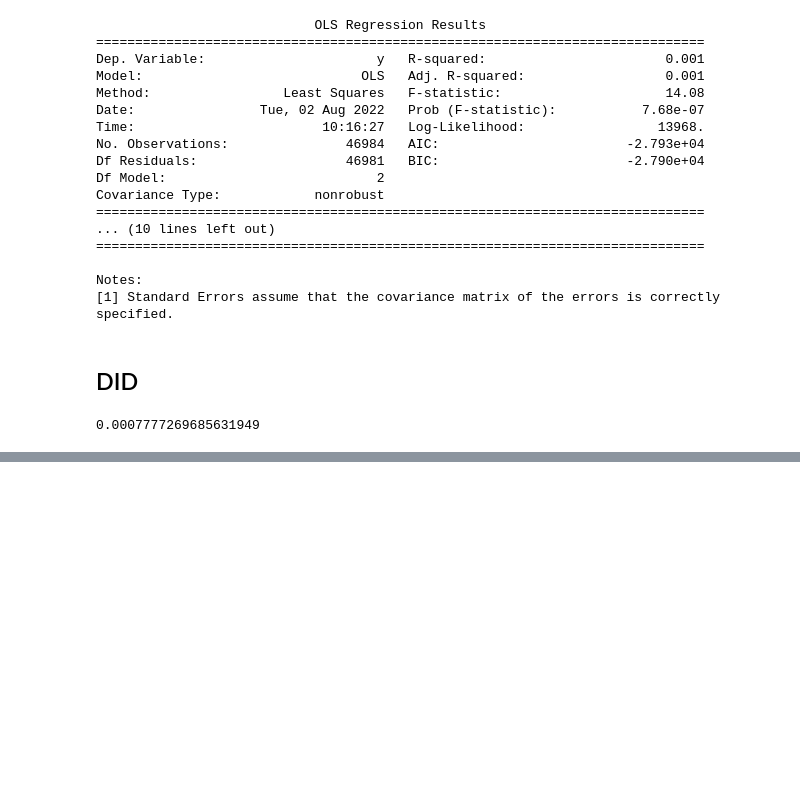
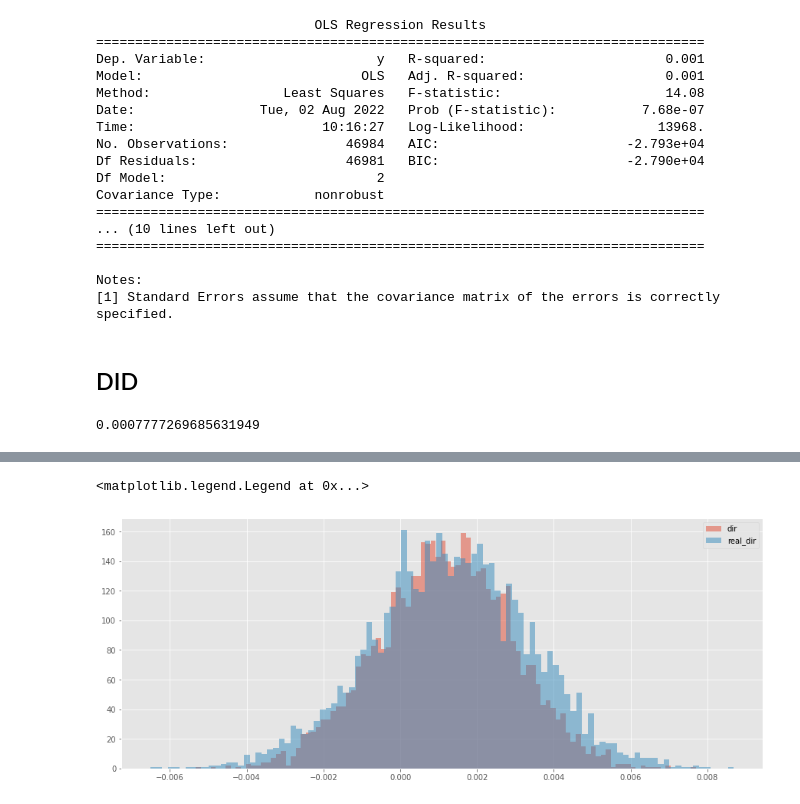
Before and after one commit to charubaiel/ab_utilization, a Jupyter notebook: notebooks/ml_vs_ab.ipynb, the cells around one changed output, grey strips where cells are left out. Cells and saved outputs as stored; diff of their text form; code cells hidden in the pictures; blank space fills up the shorter version.

```diff
--- a/notebooks/ml_vs_ab.ipynb
+++ b/notebooks/ml_vs_ab.ipynb
@@ -496,0 +502,3 @@ did_result
+# %%
+c_aa = base.query('part == "AA" & ab == 0').set_index('user').pipe(lambda x: x['click'] / x['view'])
+t_aa = base.query('part == "AA" & ab == 1').set_index('user').pipe(lambda x: x['click'] / x['view'])
@@ -496,0 +550,22 @@ did_result
+# %%
+def bootstrapping_direch(c,t,c_b,t_b,samples=5000,norm=True):
+
+    if norm:
+        post_func = lambda c,t,c_b,t_b : t - (t_b/c_b)*c
+    else:
+        post_func = lambda c,t,c_b,t_b : t - c
+
+    # max_values = max(c.shape[0],t.shape[0],c_b.shape[0],t_b.shape[0])
+    # _rvs = np.random.dirichlet(np.ones(max_values),samples)
+
+    bts_metrics = [np.random.dirichlet(np.ones(metric.shape[0]),samples) @ metric.values for metric in [c,t,c_b,t_b]]
+    # bts_metrics = [_rvs[:,:metric.shape[0]] @ metric.values for metric in [c,t,c_b,t_b]]
+
+    diff = post_func(*bts_metrics)
+
+    stat_sample = np.array(diff)
+    pvalue = 2 * min(np.mean(stat_sample > 0), np.mean(stat_sample < 0))
+    effect = post_func(np.mean(c), np.mean(t), np.mean(c_b), np.mean(t_b))
+    return {'effect':effect,'pval':pvalue,'stats':stat_sample}
+# %%
+zz_d = bootstrapping_direch(c_ab,t_ab,c_aa,t_aa,samples=5000)
@@ -496,0 +574,2 @@ did_result
+# %%
+zz_p = bootstrapping_poiss(c_ab,t_ab,c_aa,t_aa,samples=5000)
@@ -496,0 +578,8 @@ did_result
+# %%
+plt.hist(zz_d['stats'],bins=100,alpha=0.5);
+# plt.hist(zz_d2['stats'],bins=100,alpha=0.5);
+plt.hist(zz_p['stats'],bins=100,alpha=0.5);
+plt.legend(['dir','real_dir','poiss'])
+# %% [output]
+<matplotlib.legend.Legend at 0x...>
+[figure, added]
```
Also changed, not shown: parts of 17 cells of this notebook, 4 other files.
